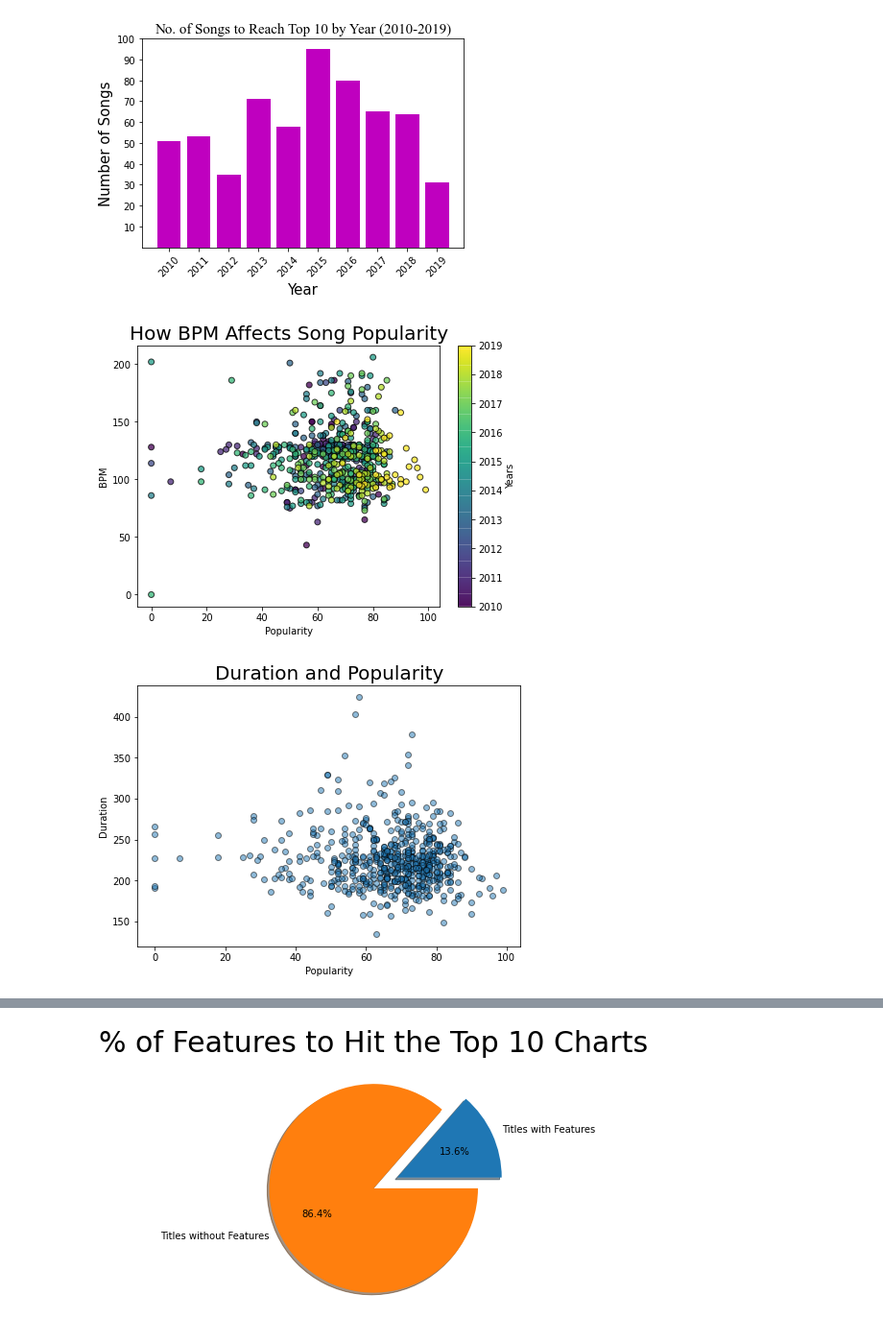
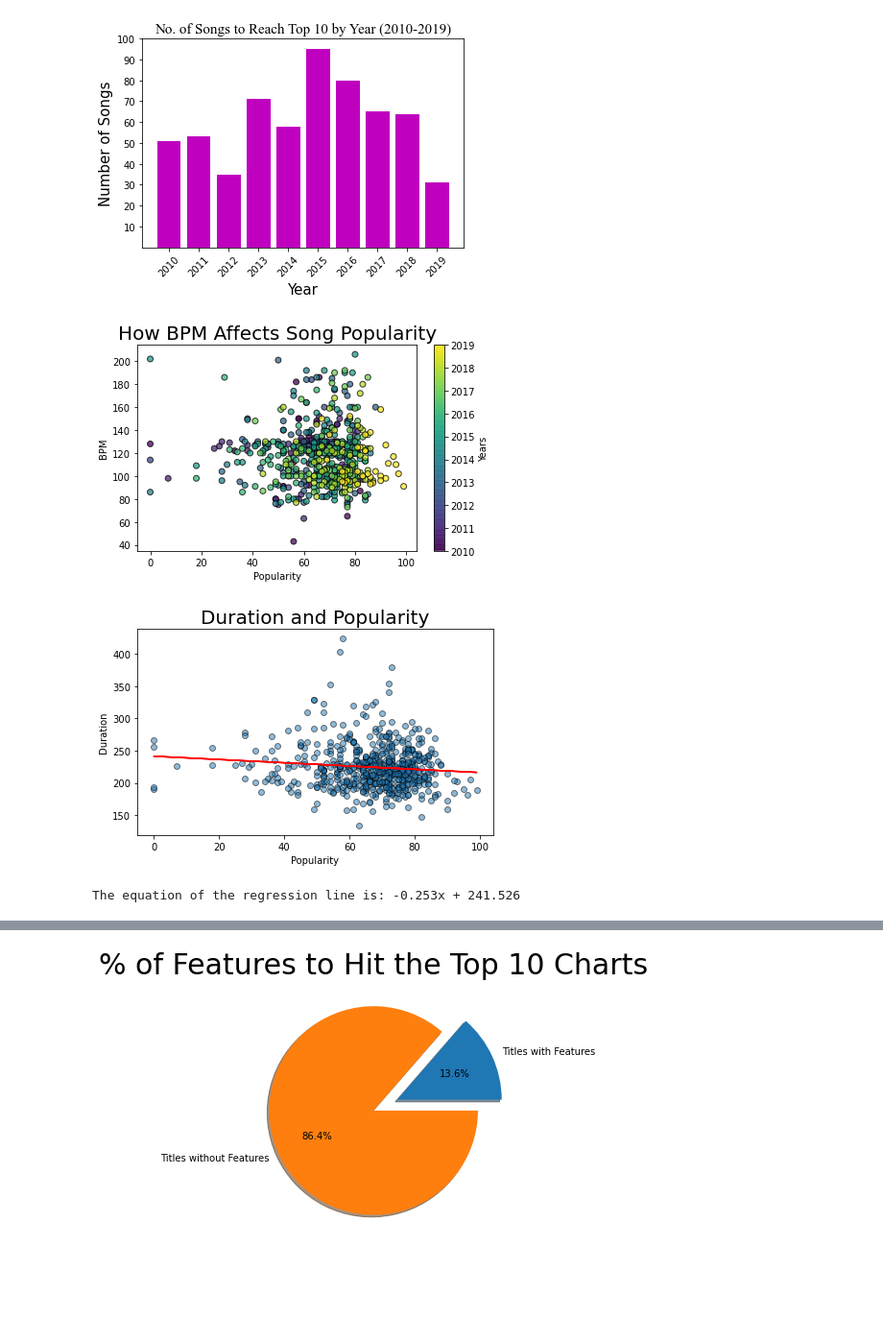
Before and after one commit to jvalliere/CMPS240-final-project, a Jupyter notebook: CMPS240_final_project.ipynb, the cells around one changed output, grey strips where cells are left out. Shown: that part at 96% size. Saved outputs shown, nothing was run; the diff lists cells and outputs as text; code cells hidden in the pictures; blank space fills up the shorter version.

Commit message:
Cleaned Data and added more regression lines

```diff
--- a/CMPS240_final_project.ipynb
+++ b/CMPS240_final_project.ipynb
@@ -47,6 +47,8 @@ memory usage: 70.7+ KB
 top10s['artist'].replace({"BeyoncÃ©":"Beyoncé"}, inplace = True)
 #fix specific title errors
 top10s['title'].replace({"43776":"7/11", "Beauty And A Beat":"Beauty And A Beat (feat. Nicki Minaj)"}, inplace = True)
-
+#remove Adele's song "Million Years Ago" due to missing data
+top10s = top10s.drop(top10s.index[442])
+top10s.info()
 print ("\nPOST-CORRECTIONS:\n", top10s.iloc[297], "\n\n", top10s.iloc[120])
 # %% [output]
@@ -114,18 +116,22 @@ plt.title('How BPM Affects Song Popularity', fontsize = 20)
 plt.tight_layout()
 plt.show()
 # %% [output]
-[figure, old version]
+[figure, new version]
 # %%
-duration = top10s['dur']
-popularity = top10s['pop']
+duration = np.array(top10s['dur'])
+popularity = np.array(top10s['pop'])
 plt.scatter(pop, duration, edgecolor = 'black', linewidth = 1, alpha = 0.5)
+m, b = np.polyfit(popularity, duration, 1)
+plt.plot(popularity, m*popularity + b, 'r')
 plt.xlabel('Popularity')
 plt.ylabel('Duration')
 plt.title('Duration and Popularity', fontsize = 20)
 plt.tight_layout()
 plt.show()
+print("The equation of the regression line is: " + str(round(m, 3)) + "x + " + str(round(b, 3)))
 # %% [output]
-[figure, old version]
+[figure, new version]
+The equation of the regression line is: -0.253x + 241.526
 # %%
 year = top10s['year']
 energy = top10s['nrgy']
```
Also changed, not shown: parts of 11 cells of this notebook.
